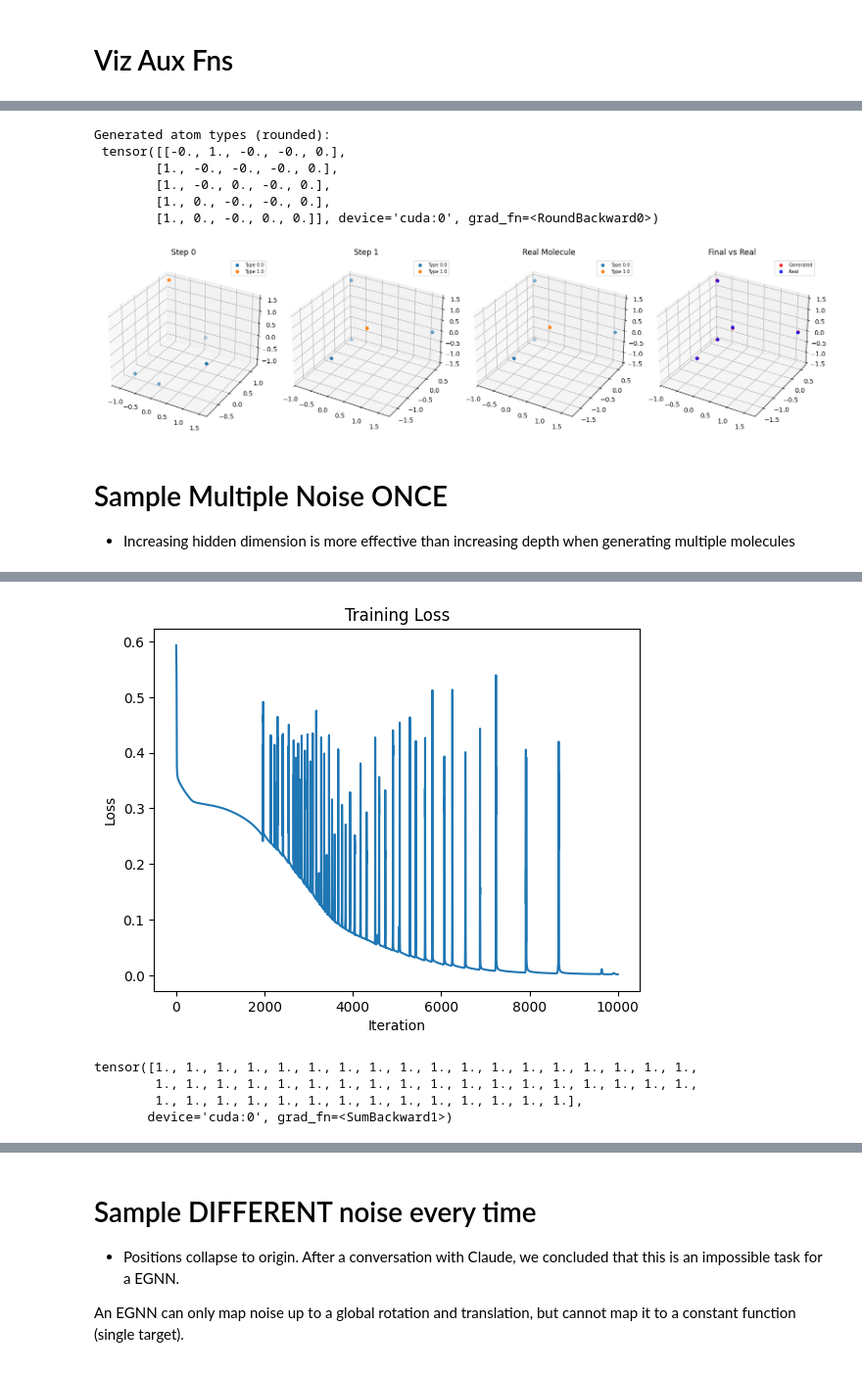
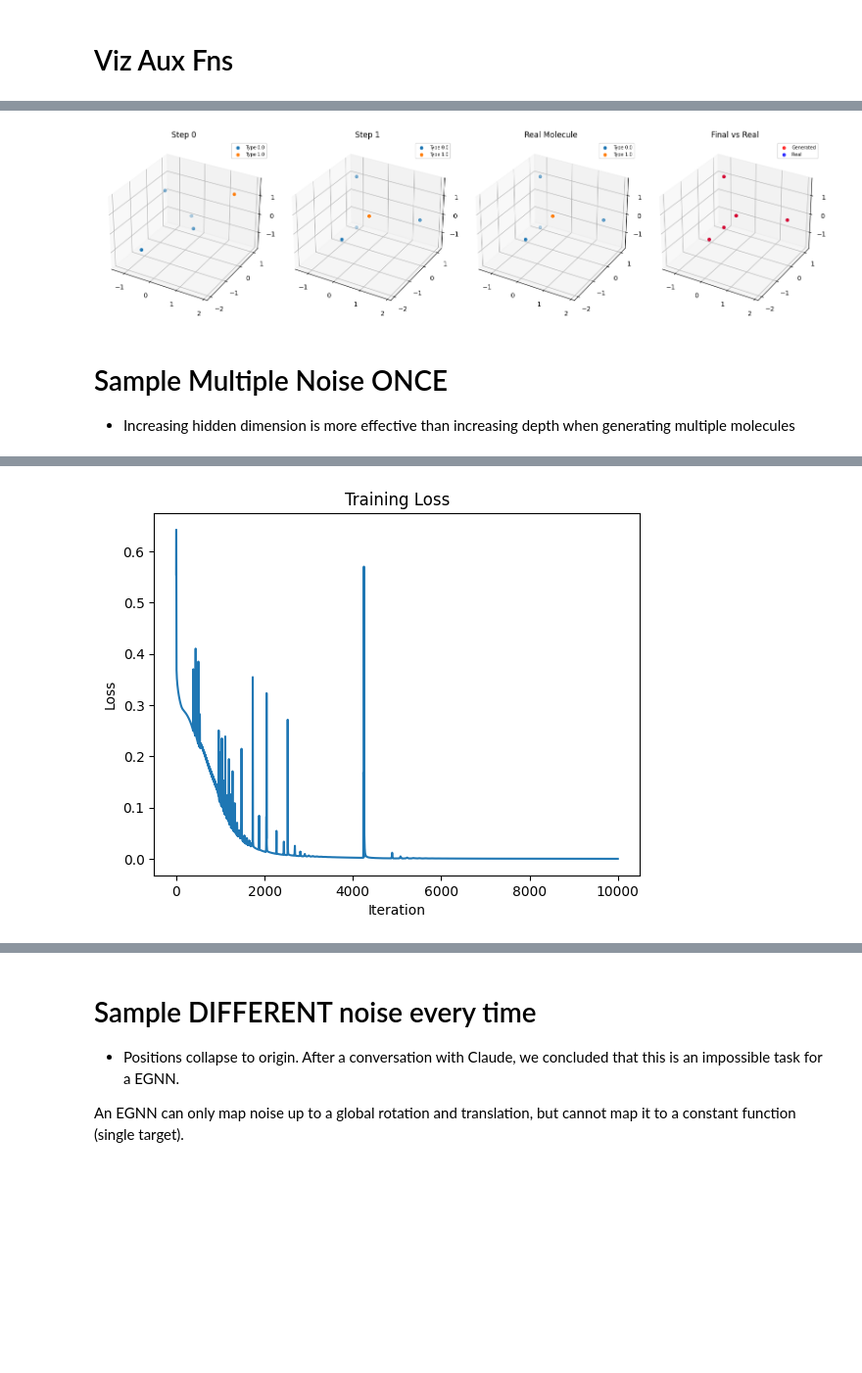
Before and after one commit to edovergna/equi-drifting, a Jupyter notebook: notebooks/gnn_experiment.ipynb, the cells around one changed output, grey strips where cells are left out. Shown at 98% size. Drawn from its saved outputs; the diff is of its cells as text; code cells hidden in the pictures; blank space fills up the shorter version.

Commit message:
Center all generations

```diff
--- a/notebooks/gnn_experiment.ipynb
+++ b/notebooks/gnn_experiment.ipynb
@@ -501,7 +499,7 @@ ATTENTION = False
 AGGR_TYPE = "sum"
 
 NUM_ITERS = 5000
-LR = 0.02
+LR = 0.05
 
 device = torch.device("cuda" if torch.cuda.is_available() else "cpu")
 
@@ -549,6 +547,7 @@ loss_list = []
 for iter in range(NUM_ITERS):
     optimizer.zero_grad()
     gen_pos, gen_types = model(pos_noise, type_noise, dense_edge_index)
+    gen_pos = gen_pos - gen_pos.mean(dim=0)
     gen_mol_combined = torch.cat([gen_pos, gen_types], dim=1)
     V = real_mol_combined - gen_mol_combined
     gen_mol_drifted = (gen_mol_combined + V).detach()
@@ -586,13 +581,14 @@ gen_pos, gen_types, pos_list = model(
-# %%
-print(f"Generated atom types (rounded): \n {gen_types.round()}")
-# %% [output]
-Generated atom types (rounded):
- tensor([[-0., 1., -0., -0., 0.],
-        [1., -0., -0., -0., 0.],
-        [1., -0., 0., -0., 0.],
-        [1., 0., -0., -0., 0.],
-        [1., 0., -0., 0., 0.]], device='cuda:0', grad_fn=<RoundBackward0>)
 # %%
+gen_pos, gen_types, pos_list = model(
+    pos_noise, type_noise, dense_edge_index, return_change_in_pos=True
+)
+gen_pos = gen_pos - gen_pos.mean(dim=0)
+
+print(f"Generated atom types (rounded): \n {gen_types.round()}")
+
+# Center pos_list
+pos_list = [p - p.mean(dim=0) for p in pos_list]
+
 gen_types_argmax = gen_types.argmax(dim=1).float()
 real_types_argmax = real_types.argmax(dim=1).float()
 
@@ -605,12 +601,13 @@ visualize_progression_with_real(
     max_steps=len(pos_list)        # shows 6 evenly-spaced snapshots + real on the right
 )
 # %% [output]
-[figure, old version]
+[figure, new version]
 # %% [markdown]
 # Sample Multiple Noise ONCE
 
 - Increasing hidden dimension is more effective than increasing depth when generating multiple molecules
 # %%
+
 import torch
 import torch.nn.functional as F
 
@@ -624,7 +621,7 @@ ATTENTION = False
 AGGR_TYPE = "sum"
 
 NUM_ITERS = 10000
-LR = 0.02
+LR = 0.05
 
 device = torch.device("cuda" if torch.cuda.is_available() else "cpu")
 
@@ -676,6 +673,7 @@ loss_list = []
 for iter in range(NUM_ITERS):
     optimizer.zero_grad()
     gen_pos, gen_types = model(pos_noise, type_noise, dense_edge_index)
+    gen_pos = center_positions_per_mol(gen_pos, batch_vec)
     gen_mol_combined = torch.cat([gen_pos, gen_types], dim=-1)
 
     # Reshape to get right positions
@@ -719 +717 @@ Iter 9999: Loss = 0.0017064871499314904
-[figure, old version]
+[figure, new version]
@@ -724,8 +718 @@ gen_pos, gen_types, pos_list = model(
-# %%
-gen_types.round().pow(2).sum(dim=1)
-# %% [output]
-tensor([1., 1., 1., 1., 1., 1., 1., 1., 1., 1., 1., 1., 1., 1., 1., 1., 1., 1.,
-        1., 1., 1., 1., 1., 1., 1., 1., 1., 1., 1., 1., 1., 1., 1., 1., 1., 1.,
-        1., 1., 1., 1., 1., 1., 1., 1., 1., 1., 1., 1., 1., 1.],
-       device='cuda:0', grad_fn=<SumBackward1>)
 # %%
```
Also changed, not shown: parts of 26 cells of this notebook.
